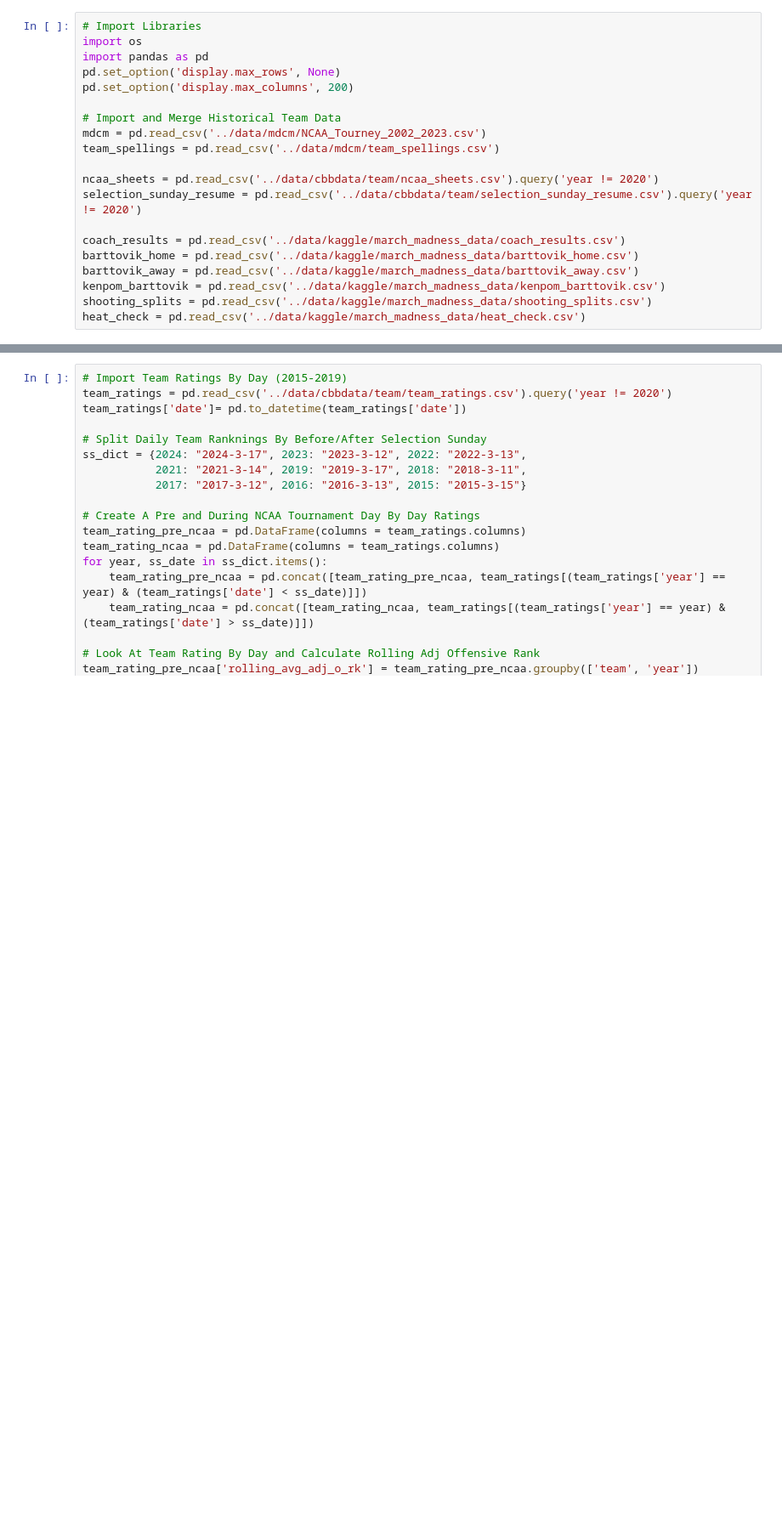
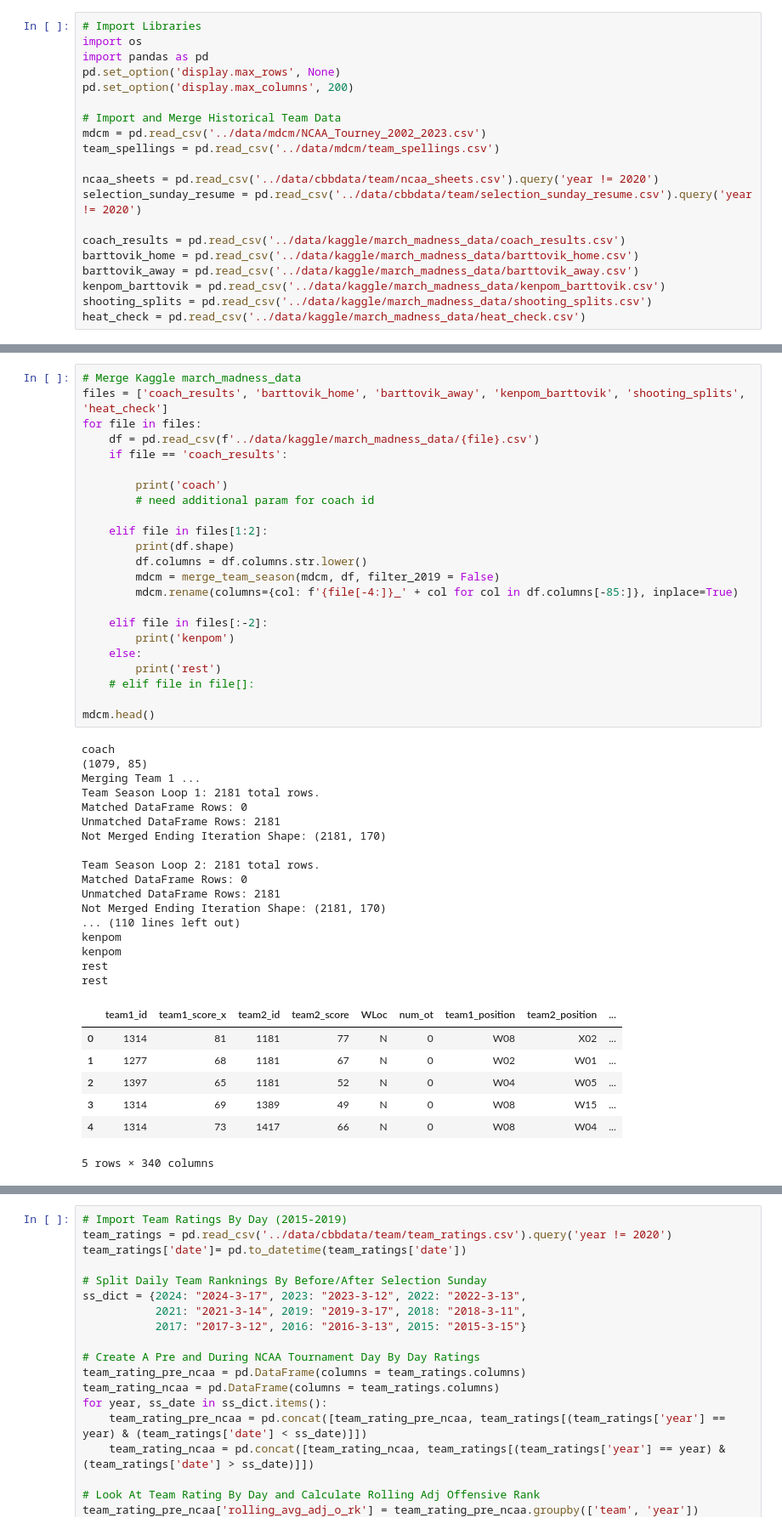
Before and after one commit to peterlmajors/The_Perfect_Bracket, a Jupyter notebook: exploration/merge_team_level.ipynb, the cells around one changed output, grey strips where cells are left out. Shown at 85% size. Saved outputs shown, nothing was run; the diff lists cells and outputs as text; blank space fills up the shorter version.

Commit message:
Updates to Merge Function

```diff
--- a/exploration/merge_team_level.ipynb
+++ b/exploration/merge_team_level.ipynb
@@ -125 +250,49 @@ Before 2019 (0, 150)
+# %%
+# Merge Kaggle march_madness_data
+files = ['coach_results', 'barttovik_home', 'barttovik_away', 'kenpom_barttovik', 'shooting_splits', 'heat_check']
+for file in files:
+    df = pd.read_csv(f'../data/kaggle/march_madness_data/{file}.csv')
+    if file == 'coach_results':
+
+        print('coach')
+        # need additional param for coach id
+
+    elif file in files[1:2]:
+        print(df.shape)
+        df.columns = df.columns.str.lower()
+        mdcm = merge_team_season(mdcm, df, filter_2019 = False)
+        mdcm.rename(columns={col: f'{file[-4:]}_' + col for col in df.columns[-85:]}, inplace=True)
+
+    elif file in files[:-2]:
+        print('kenpom')
+    else:
+        print('rest')
+    # elif file in file[]:
+
+mdcm.head()
+# %% [output]
+coach
+(1079, 85)
+Merging Team 1 ...
+Team Season Loop 1: 2181 total rows.
+Matched DataFrame Rows: 0
+Unmatched DataFrame Rows: 2181
+Not Merged Ending Iteration Shape: (2181, 170)
+
+Team Season Loop 2: 2181 total rows.
+Matched DataFrame Rows: 0
+Unmatched DataFrame Rows: 2181
+Not Merged Ending Iteration Shape: (2181, 170)
+... (110 lines left out)
+kenpom
+kenpom
+rest
+rest
+|  | team1_id | team1_score_x | team2_id | team2_score | WLoc | num_ot | team1_position | team2_position | ... |
+| 0 | 1314 | 81 | 1181 | 77 | N | 0 | W08 | X02 | ... |
+| 1 | 1277 | 68 | 1181 | 67 | N | 0 | W02 | W01 | ... |
+| 2 | 1397 | 65 | 1181 | 52 | N | 0 | W04 | W05 | ... |
+| 3 | 1314 | 69 | 1389 | 49 | N | 0 | W08 | W15 | ... |
+| 4 | 1314 | 73 | 1417 | 66 | N | 0 | W08 | W04 | ... |
+5 rows × 340 columns
 # %%
```
Also changed, not shown: parts of 8 cells of this notebook.
